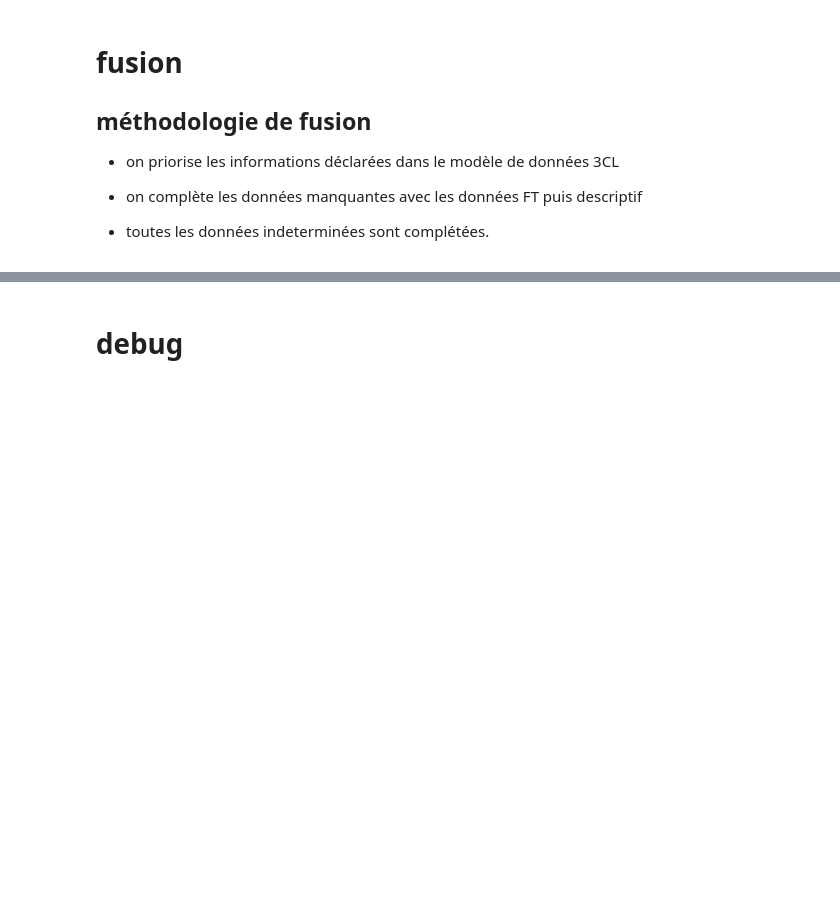
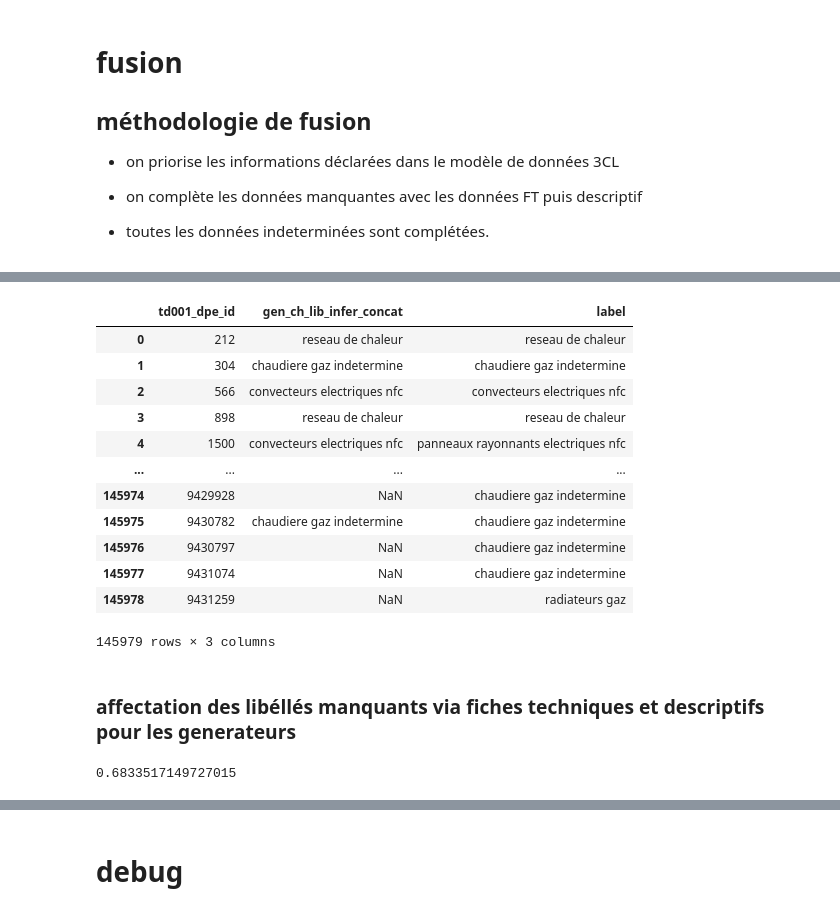
Before and after one commit to etalab/de-dpe-processing, a Jupyter notebook: data_processing_cstb/traitement_donnees_metier/dev pre 1948 elasticsearch.ipynb, the cells around one changed output, grey strips where cells are left out. Saved outputs shown, nothing was run; the diff lists cells and outputs as text; code cells hidden in the pictures; blank space fills up the shorter version.

```diff
--- a/data_processing_cstb/traitement_donnees_metier/dev pre 1948 elasticsearch.ipynb
+++ b/data_processing_cstb/traitement_donnees_metier/dev pre 1948 elasticsearch.ipynb
@@ -641,0 +607,2 @@ m=m.merge(gen[['td001_dpe_id','nom_methode_dpe_norm']],on='td001_dpe_id',how='ou
+# %%
+gen_ch_lib.loc[ind_sel,'label']=chaudiere_ind.label.values
@@ -641,0 +647,27 @@ m=m.merge(gen[['td001_dpe_id','nom_methode_dpe_norm']],on='td001_dpe_id',how='ou
+# %%
+gen_ch_lib = gen_ch_lib.sort_values(by=['td001_dpe_id','category','label','source'])
+
+gen_ch_lib = gen_ch_lib.drop_duplicates(subset=['td001_dpe_id','category'])
+
+gen_ch_lib=gen_ch_lib.groupby('td001_dpe_id').label.apply(lambda x:' + '.join(np.unique(x)))
+# %%
+td001_sys=td001.rename(columns ={'id':'td001_dpe_id'})[['td001_dpe_id']].merge(td001_sys_ch[['td001_dpe_id','gen_ch_lib_infer_concat']],on='td001_dpe_id',
+                                                                              how='left')
+# %%
+td001_sys = td001_sys.merge(gen_ch_lib.reset_index(),on='td001_dpe_id',how='left')
+# %%
+td001_sys
+# %% [output]
+|  | td001_dpe_id | gen_ch_lib_infer_concat | label |
+| 0 | 212 | reseau de chaleur | reseau de chaleur |
+| 1 | 304 | chaudiere gaz indetermine | chaudiere gaz indetermine |
+| 2 | 566 | convecteurs electriques nfc | convecteurs electriques nfc |
+| 3 | 898 | reseau de chaleur | reseau de chaleur |
+| 4 | 1500 | convecteurs electriques nfc | panneaux rayonnants electriques nfc |
+| ... | ... | ... | ... |
+| 145974 | 9429928 | NaN | chaudiere gaz indetermine |
+| 145975 | 9430782 | chaudiere gaz indetermine | chaudiere gaz indetermine |
+| 145976 | 9430797 | NaN | chaudiere gaz indetermine |
+| 145977 | 9431074 | NaN | chaudiere gaz indetermine |
+| 145978 | 9431259 | NaN | radiateurs gaz |
+145979 rows × 3 columns
@@ -641,0 +676,2 @@ m=m.merge(gen[['td001_dpe_id','nom_methode_dpe_norm']],on='td001_dpe_id',how='ou
+# %% [markdown]
+### affectation des libéllés manquants via fiches techniques et descriptifs pour les generateurs
@@ -641,0 +684,4 @@ m=m.merge(gen[['td001_dpe_id','nom_methode_dpe_norm']],on='td001_dpe_id',how='ou
+# %%
+is_ind.mean()
+# %% [output]
+0.6833517149727015
```
Also changed, not shown: parts of 66 cells of this notebook, 4 other files.
